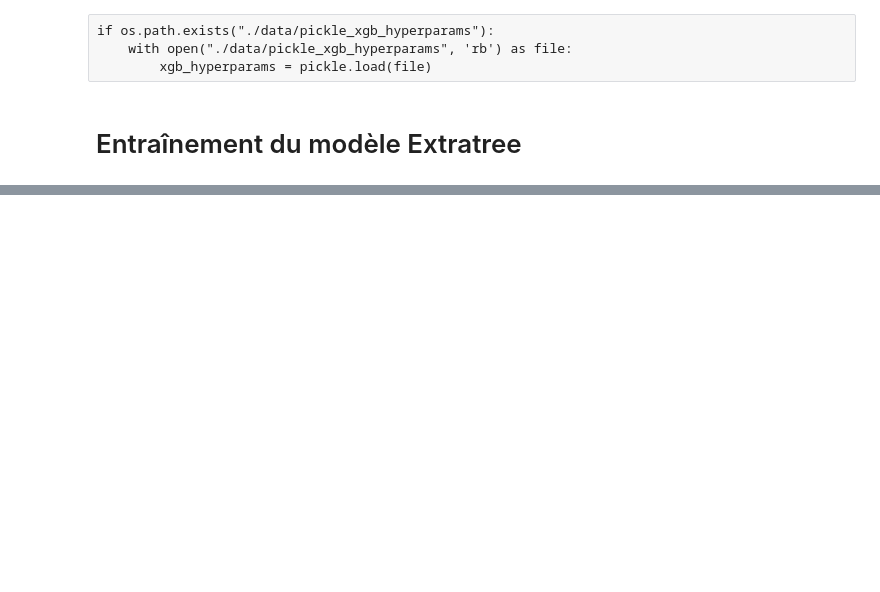
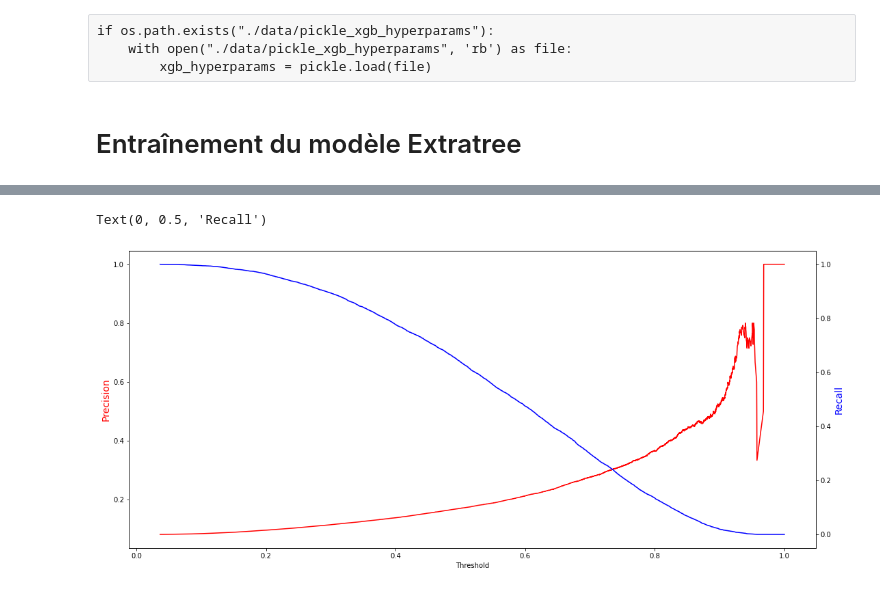
Before and after one commit to Anvil-Late/Default_risk_prediction, a Jupyter notebook: Projet 7.ipynb, the cells around one changed output, grey strips where cells are left out. Saved outputs shown, nothing was run; the diff lists cells and outputs as text; code cells hidden in the pictures; blank space fills up the shorter version.

```diff
--- a/Projet 7.ipynb
+++ b/Projet 7.ipynb
@@ -904,0 +1024,12 @@ if not os.path.exists("./data/pickle_extratree_hyperparams"):
+# %%
+prthresh_xgb = np.append(prthresh_xgb, 1)
+fig, ax = plt.subplots(figsize = (18,8))
+ax.plot(prthresh_xgb, prec_xgb, color = "red")
+ax.set_xlabel("Threshold")
+ax.set_ylabel("Precision", color = "red", fontsize = 14)
+ax2 = ax.twinx()
+ax2.plot(prthresh_xgb, rec_xgb, color = "blue")
+ax2.set_ylabel("Recall", color = "blue", fontsize = 14)
+# %% [output]
+Text(0, 0.5, 'Recall')
+[figure, added]
```
Also changed, not shown: parts of 43 cells of this notebook.
